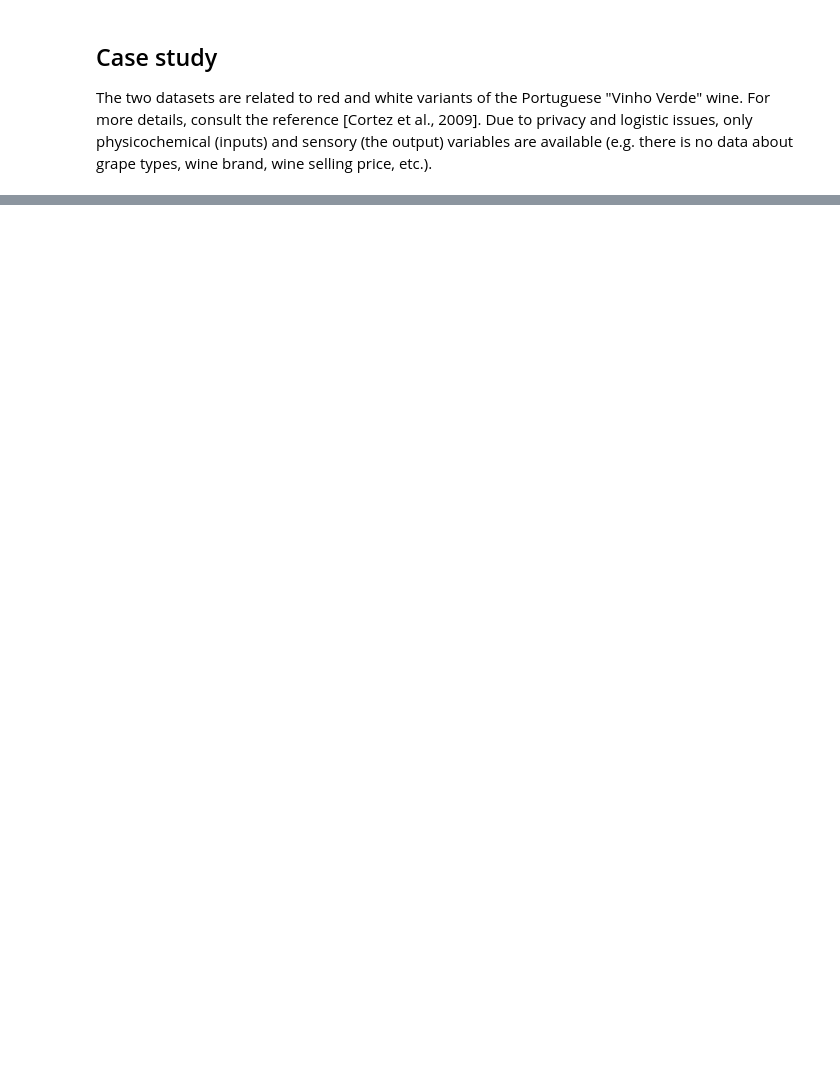
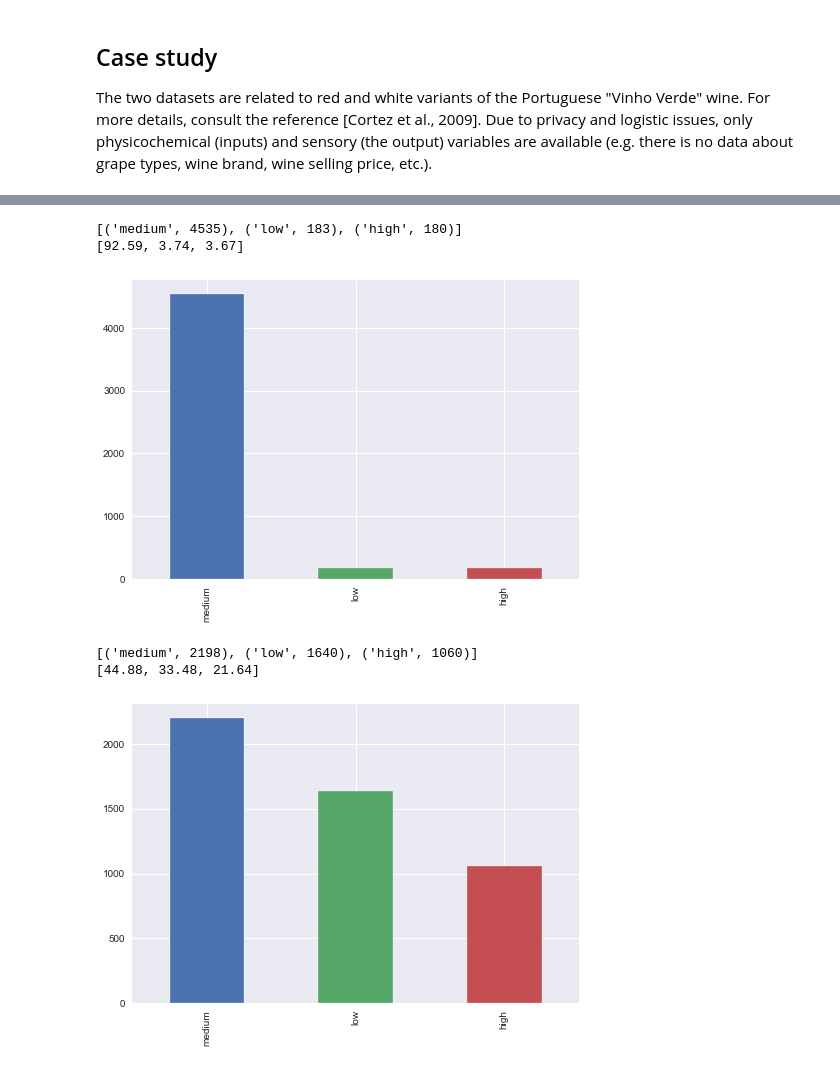
Before and after one commit to jakub-tomczak/WineQuality, a Jupyter notebook: notebooks/case_study.ipynb, the cells around one changed output, grey strips where cells are left out. Saved outputs shown, nothing was run; the diff lists cells and outputs as text; code cells hidden in the pictures; blank space fills up the shorter version.

```diff
--- a/notebooks/case_study.ipynb
+++ b/notebooks/case_study.ipynb
@@ -153,0 +56,23 @@ to
+# %%
+# add unbalanced, balanced categories
+reverse_mapping = {'low': 0, 'medium': 1, 'high': 2}
+names = ['low', 'medium', 'high']
+unbalanced = {3: 'low', 4: 'low', 5: 'medium', 6: 'medium', 7: 'medium', 8: 'high', 9: 'high'}
+proportions_unbalanced = add_labels_to_grades(wine_data, unbalanced, 'quality_unbalanced_mapping')
+balanced = {3: 'low', 4: 'low', 5: 'low', 6: 'medium', 7: 'high', 8: 'high', 9: 'high'}
+proportions_balanced = add_labels_to_grades(wine_data, balanced, 'quality_balanced_mapping')
+
+# low, medium, high are ordinal values low < medium < high
+# so we don't need to use one-hot encoding
+wine_data['quality_balanced_mapping'] = wine_data['quality_balanced_mapping'].map(reverse_mapping)
+wine_data['quality_unbalanced_mapping'] = wine_data['quality_unbalanced_mapping'].map(reverse_mapping)
+print(wine_data.head())
+
+
+output_variable_index = wine_data.shape[1]-3
+X, y = wine_data.iloc[:, 0:output_variable_index].values, wine_data.iloc[:, output_variable_index:].values
+X_train, X_test, y_train, y_test = \
+    train_test_split(X, y, test_size=.1, random_state=0)
+
+
+print(X_train[202:215, :], print(y_train[202:215, :]))
@@ -153,0 +105,28 @@ to
+# %%
+# get histograms of new columns
+
+fig, ax = plt.subplots()
+print(proportions_unbalanced)
+sum_1 = np.sum([val[1] for val in proportions_unbalanced])
+proportions_unbalanced_percent = [ round(val[1] / sum_1 * 100, 2) for val in proportions_unbalanced]
+print(proportions_unbalanced_percent)
+wine_data['quality_unbalanced_mapping'].value_counts().plot(kind='bar')
+plt.xticks([0, 1, 2], ['medium', 'low', 'high'])
+save_plot(plt, 'quality_unbalanced_mapping')
+plt.show()
+
+print(proportions_balanced)
+sum_1 = np.sum([val[1] for val in proportions_balanced])
+proportions_balanced_percent = [ round(val[1] / sum_1 * 100, 2) for val in proportions_balanced]
+print(proportions_balanced_percent)
+wine_data['quality_balanced_mapping'].value_counts().plot(kind='bar')
+plt.xticks([0, 1, 2], ['medium', 'low', 'high'])
+save_plot(plt, 'quality_balanced_mapping')
+plt.show()
+# %% [output]
+[('medium', 4535), ('low', 183), ('high', 180)]
+[92.59, 3.74, 3.67]
+[figure, added]
+[('medium', 2198), ('low', 1640), ('high', 1060)]
+[44.88, 33.48, 21.64]
+[figure, added]
```
Also changed, not shown: parts of 54 cells of this notebook.
